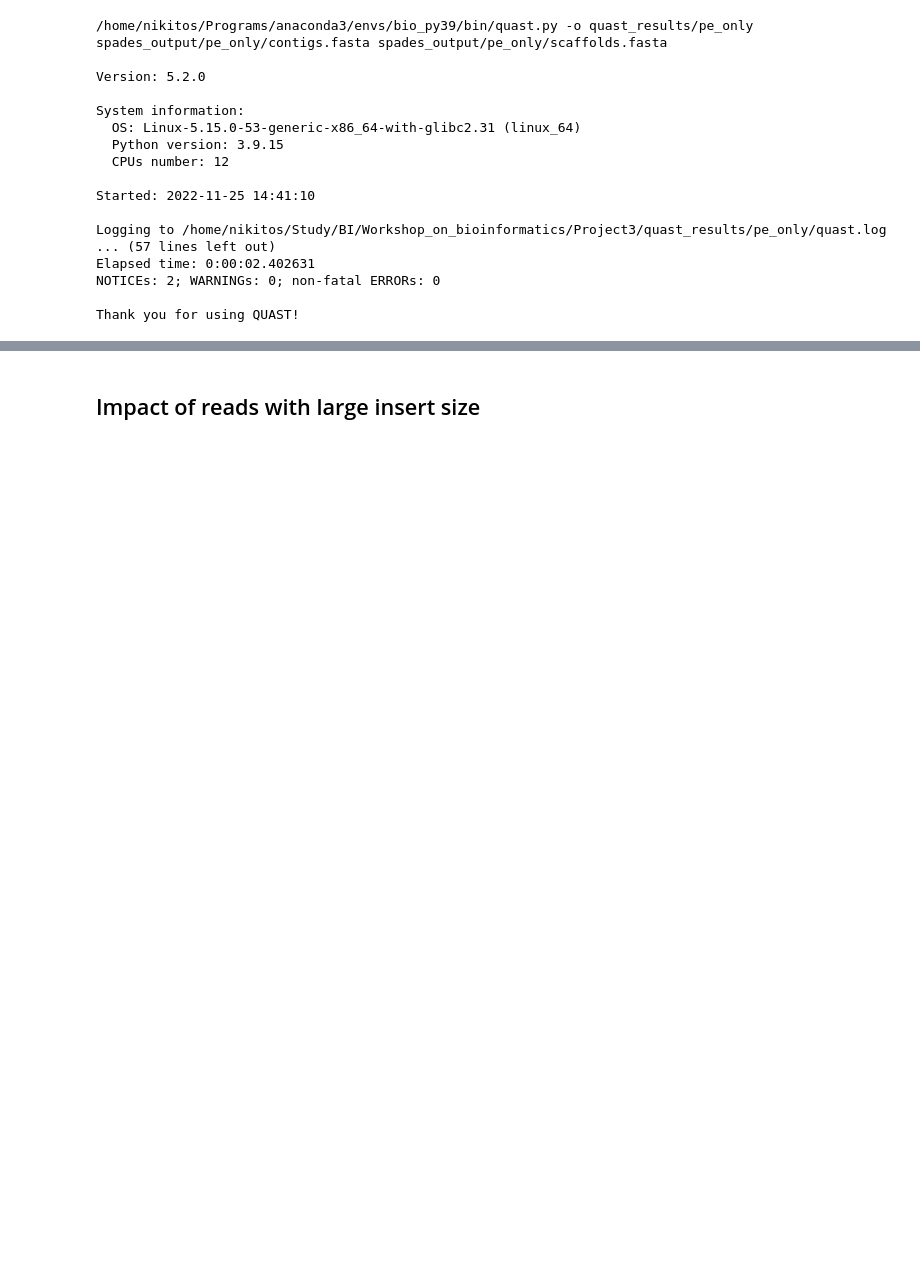
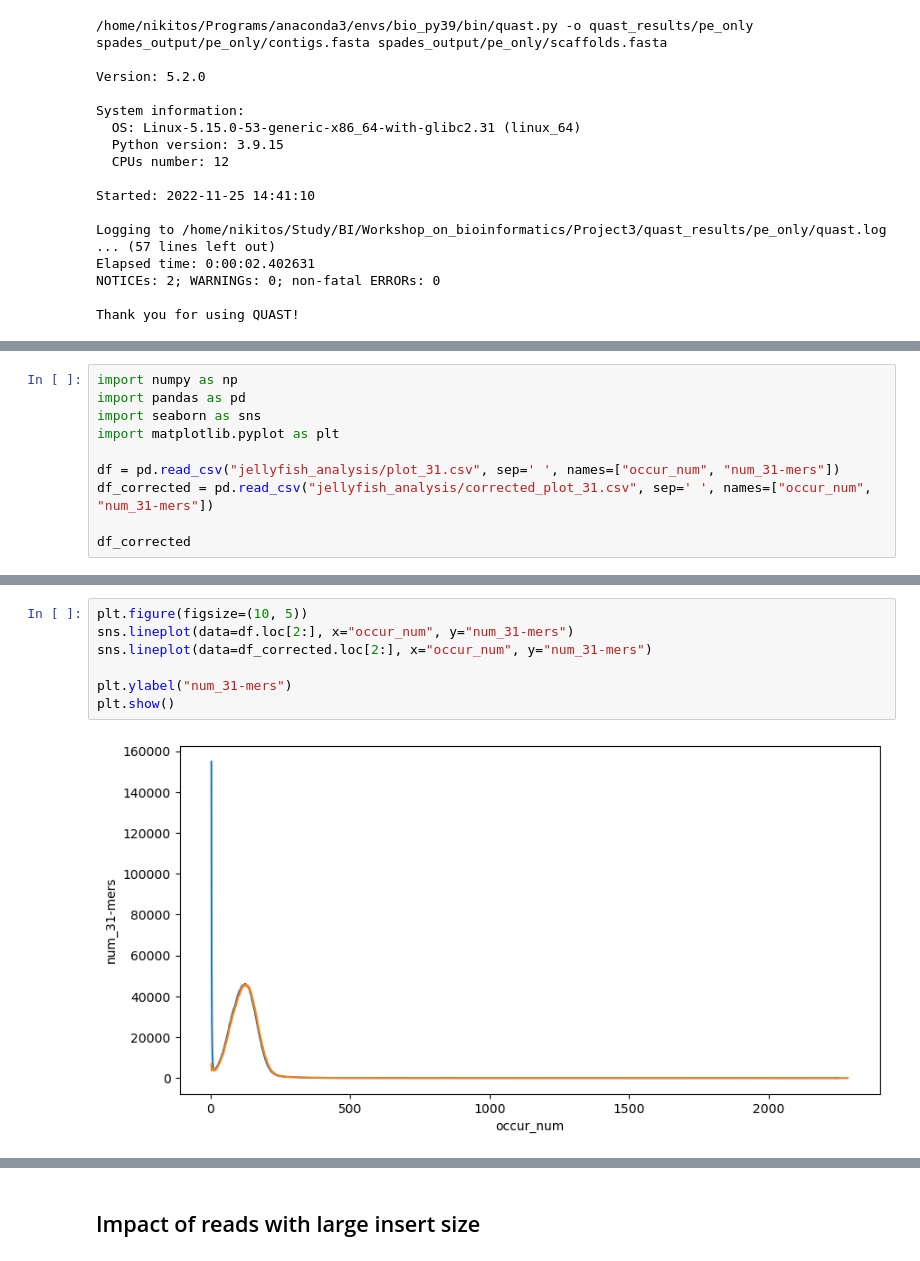
Before and after one commit to Nik9kin/workshopsBI, a Jupyter notebook: Project3/Lab_Notebook.ipynb, the cells around one changed output, grey strips where cells are left out. Drawn from its saved outputs; the diff is of its cells as text; blank space fills up the shorter version.

```diff
--- a/Project3/Lab_Notebook.ipynb
+++ b/Project3/Lab_Notebook.ipynb
@@ -281,0 +323,10 @@ Thank you for using QUAST!
+# %%
+import numpy as np
+import pandas as pd
+import seaborn as sns
+import matplotlib.pyplot as plt
+
+df = pd.read_csv("jellyfish_analysis/plot_31.csv", sep=' ', names=["occur_num", "num_31-mers"])
+df_corrected = pd.read_csv("jellyfish_analysis/corrected_plot_31.csv", sep=' ', names=["occur_num", "num_31-mers"])
+
+df_corrected
@@ -281,0 +347,9 @@ Thank you for using QUAST!
+# %%
+plt.figure(figsize=(10, 5))
+sns.lineplot(data=df.loc[2:], x="occur_num", y="num_31-mers")
+sns.lineplot(data=df_corrected.loc[2:], x="occur_num", y="num_31-mers")
+
+plt.ylabel("num_31-mers")
+plt.show()
+# %% [output]
+[figure, added]
```
Also changed, not shown: parts of 25 cells of this notebook, 8 other files.
